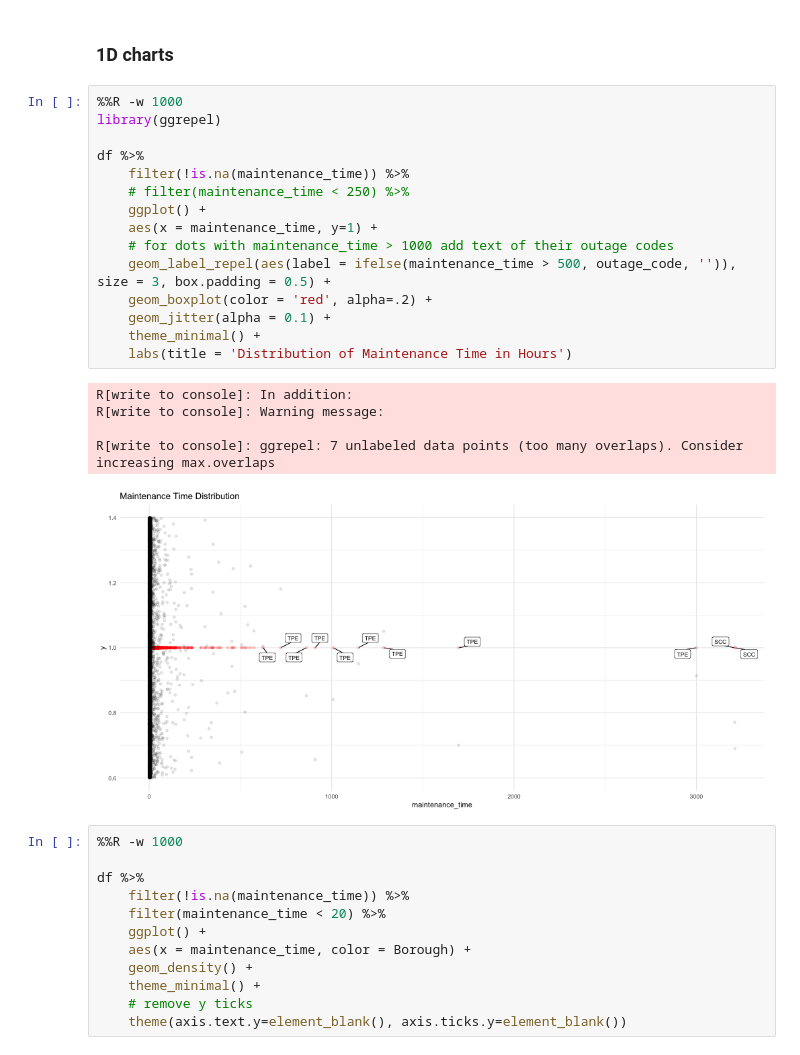
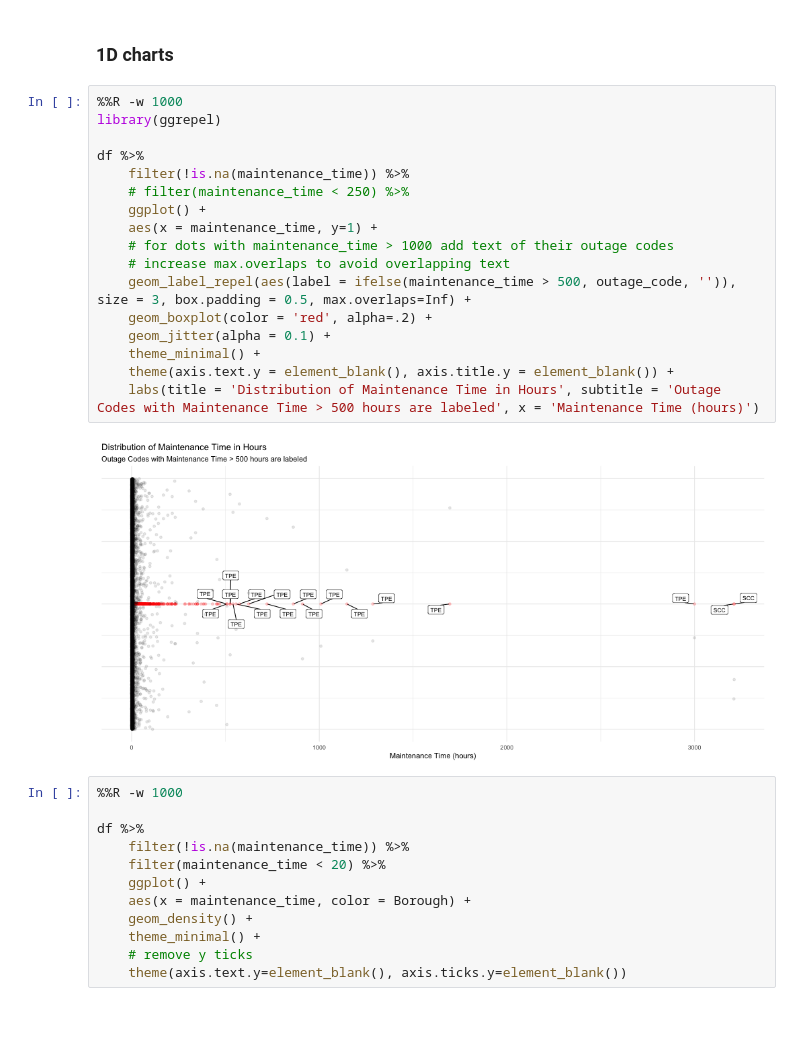
Before and after one commit to data4news-students/connect-to-census-sabinahung, a Jupyter notebook: foil_data/multivariable-regression.ipynb, the cells around one changed output. Saved outputs shown, nothing was run; the diff lists cells and outputs as text; blank space fills up the shorter version.

Commit message:
change 1D chart title and subtitle

```diff
--- a/foil_data/multivariable-regression.ipynb
+++ b/foil_data/multivariable-regression.ipynb
@@ -93,24 +93,22 @@ dttm  (4): Out of Service Date, Estimated Return to Service Date, Actual Ret...
 # %%
 %%R -w 1000
 library(ggrepel)
 
 df %>%
     filter(!is.na(maintenance_time)) %>%
     # filter(maintenance_time < 250) %>%
     ggplot() +
     aes(x = maintenance_time, y=1) +
     # for dots with maintenance_time > 1000 add text of their outage codes
-    geom_label_repel(aes(label = ifelse(maintenance_time > 500, outage_code, '')), size = 3, box.padding = 0.5) +
+    # increase max.overlaps to avoid overlapping text
+    geom_label_repel(aes(label = ifelse(maintenance_time > 500, outage_code, '')), size = 3, box.padding = 0.5, max.overlaps=Inf) +
     geom_boxplot(color = 'red', alpha=.2) +
     geom_jitter(alpha = 0.1) +
     theme_minimal() +
-    labs(title = 'Distribution of Maintenance Time in Hours')
+    theme(axis.text.y = element_blank(), axis.title.y = element_blank()) +
+    labs(title = 'Distribution of Maintenance Time in Hours', subtitle = 'Outage Codes with Maintenance Time > 500 hours are labeled', x = 'Maintenance Time (hours)')
 # %% [output]
-R[write to console]: In addition:
-R[write to console]: Warning message:
-
-R[write to console]: ggrepel: 7 unlabeled data points (too many overlaps). Consider increasing max.overlaps
-[figure, old version]
+[figure, new version]
 # %%
 %%R -w 1000
 
```
Also changed, not shown: parts of 1 cell of this notebook.
